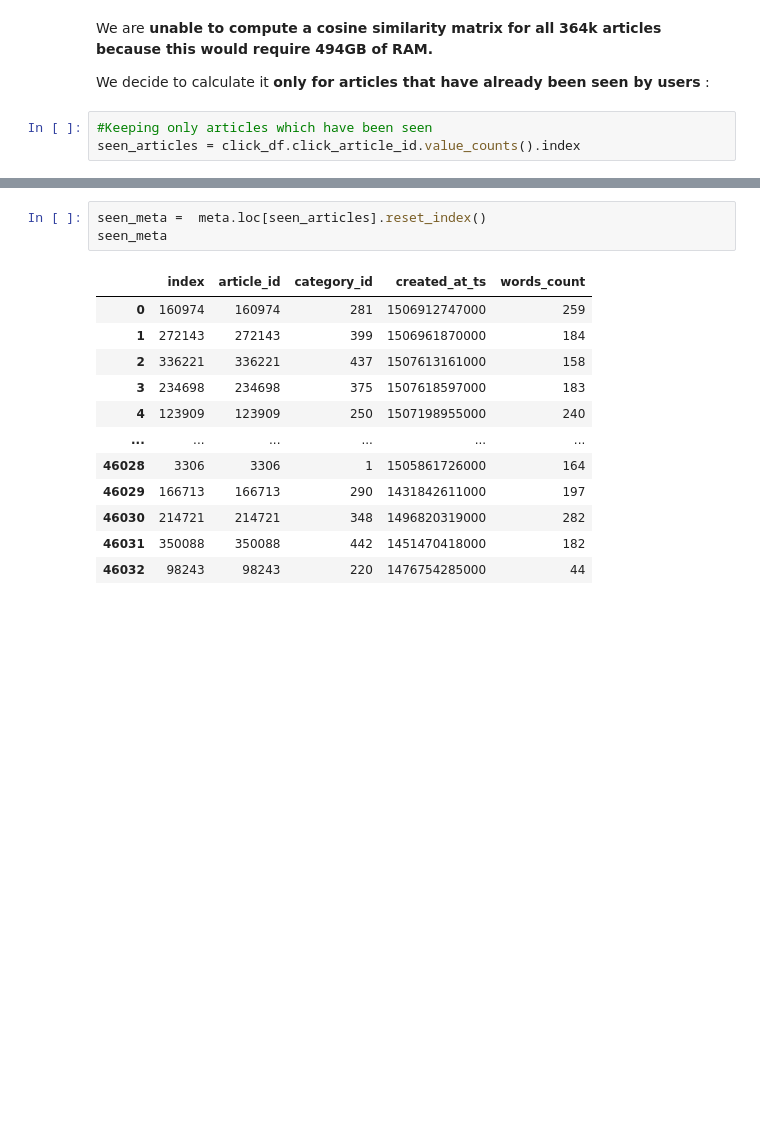
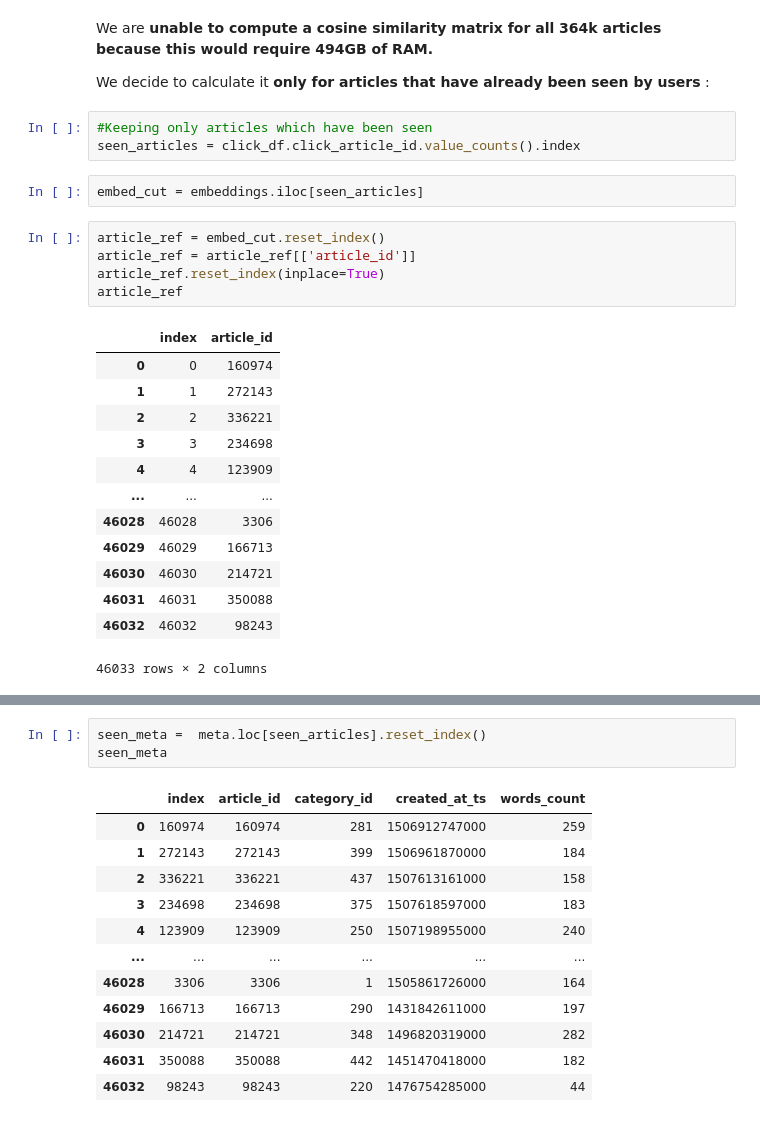
Before and after one commit to octave-ati/Designing-a-Recommendation-Model, a Jupyter notebook: P9_01_Notebook.ipynb, the cells around one changed output, grey strips where cells are left out. Saved outputs shown, nothing was run; the diff lists cells and outputs as text; blank space fills up the shorter version.

```diff
--- a/P9_01_Notebook.ipynb
+++ b/P9_01_Notebook.ipynb
@@ -792,6 +792,27 @@ We decide to calculate it **only for articles that have already been seen by use
 # %%
 #Keeping only articles which have been seen
 seen_articles = click_df.click_article_id.value_counts().index
+# %%
+embed_cut = embeddings.iloc[seen_articles]
+# %%
+article_ref = embed_cut.reset_index()
+article_ref = article_ref[['article_id']]
+article_ref.reset_index(inplace=True)
+article_ref
+# %% [output]
+|  | index | article_id |
+| 0 | 0 | 160974 |
+| 1 | 1 | 272143 |
+| 2 | 2 | 336221 |
+| 3 | 3 | 234698 |
+| 4 | 4 | 123909 |
+| ... | ... | ... |
+| 46028 | 46028 | 3306 |
+| 46029 | 46029 | 166713 |
+| 46030 | 46030 | 214721 |
+| 46031 | 46031 | 350088 |
+| 46032 | 46032 | 98243 |
+46033 rows × 2 columns
 # %%
 from sklearn.metrics.pairwise import linear_kernel
 from sklearn.metrics.pairwise import cosine_similarity
```
Also changed, not shown: parts of 63 cells of this notebook, 1 other file.
